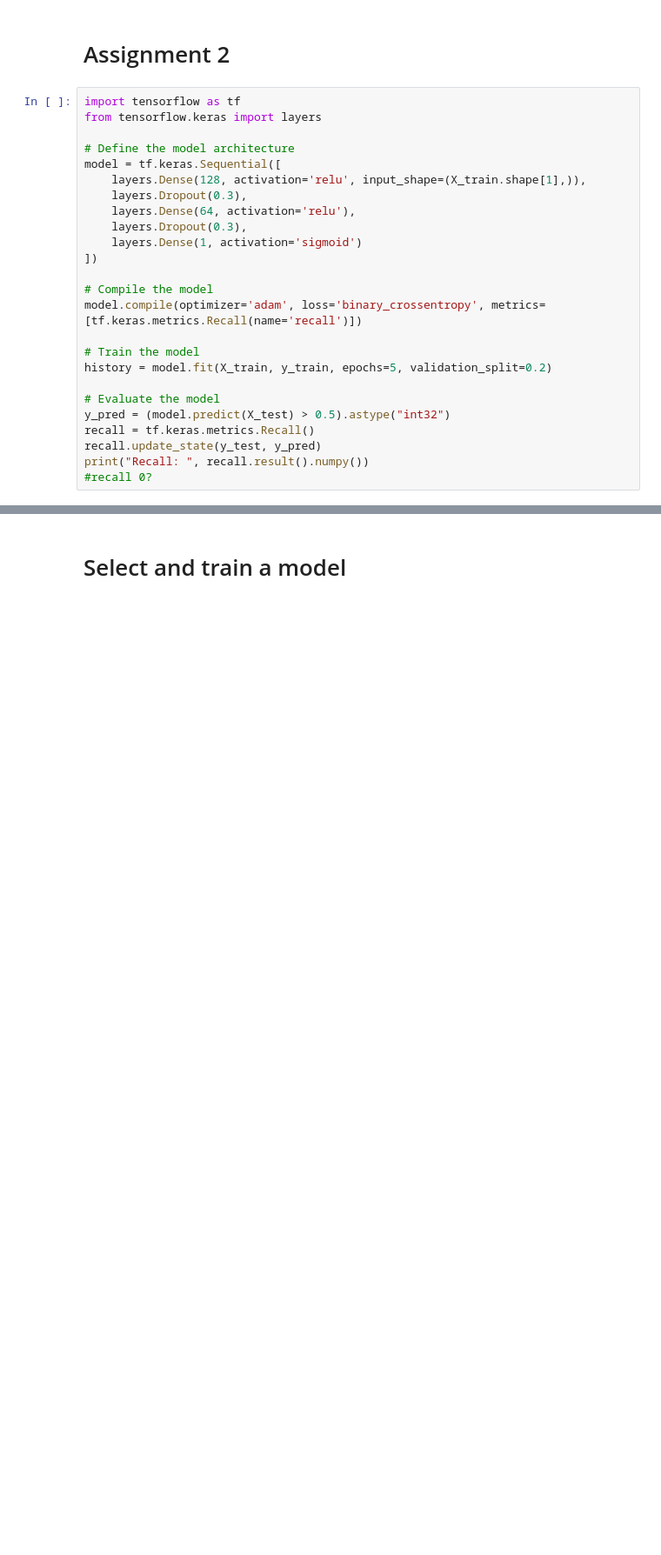
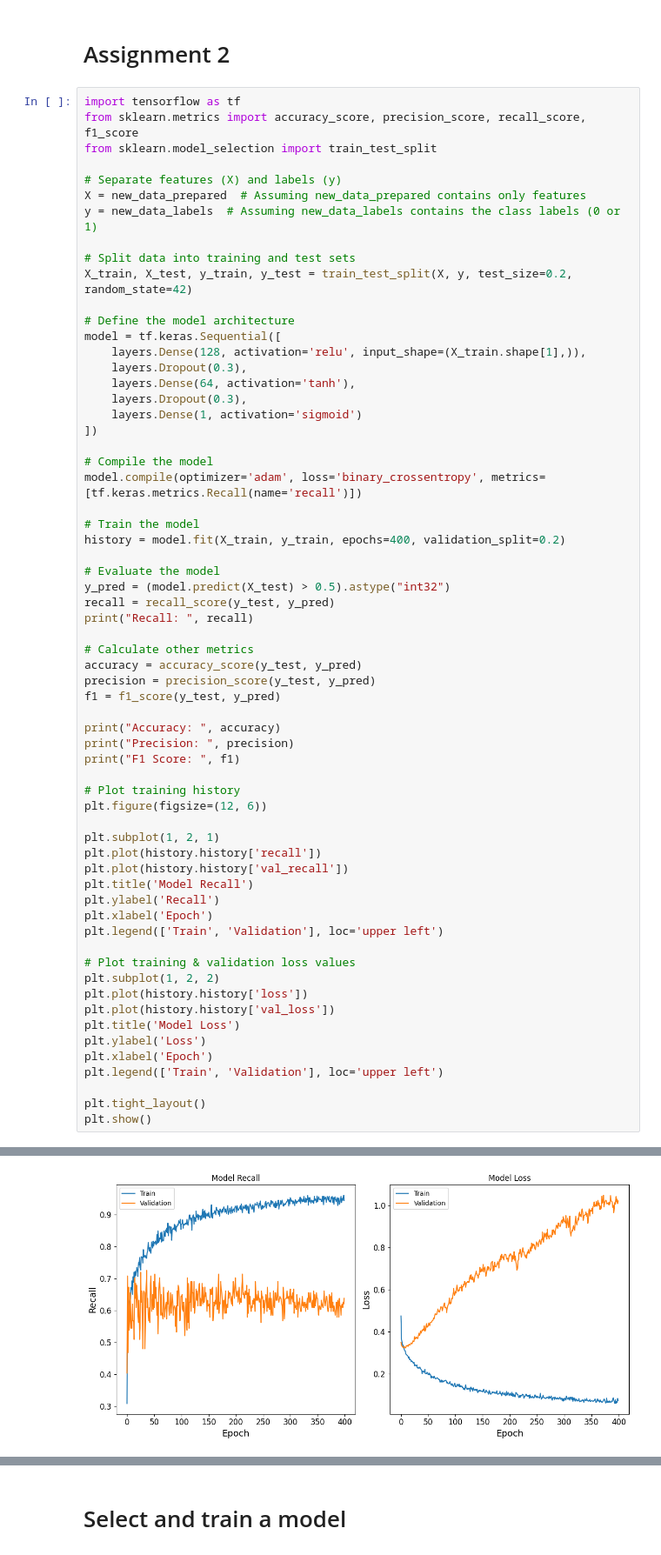
Before and after one commit to IuliaCipleu/Detect-Software-Conflict-with-Tensorflow, a Jupyter notebook: CipleuIuliaOlivia.ipynb, the cells around one changed output, grey strips where cells are left out. Shown at 87% size. Drawn from its saved outputs; the diff is of its cells as text; blank space fills up the shorter version.

```diff
--- a/CipleuIuliaOlivia.ipynb
+++ b/CipleuIuliaOlivia.ipynb
@@ -1376,13 +1376,21 @@ Corresponding values in old_data_prepared: []
 # Assignment 2
 # %%
 import tensorflow as tf
-from tensorflow.keras import layers
+from sklearn.metrics import accuracy_score, precision_score, recall_score, f1_score
+from sklearn.model_selection import train_test_split
+
+# Separate features (X) and labels (y)
+X = new_data_prepared  # Assuming new_data_prepared contains only features
+y = new_data_labels  # Assuming new_data_labels contains the class labels (0 or 1)
+
+# Split data into training and test sets
+X_train, X_test, y_train, y_test = train_test_split(X, y, test_size=0.2, random_state=42)
 
 # Define the model architecture
 model = tf.keras.Sequential([
     layers.Dense(128, activation='relu', input_shape=(X_train.shape[1],)),
     layers.Dropout(0.3),
-    layers.Dense(64, activation='relu'),
+    layers.Dense(64, activation='tanh'),
     layers.Dropout(0.3),
     layers.Dense(1, activation='sigmoid')
 ])
@@ -1391,12 +1399,42 @@ model = tf.keras.Sequential([
 model.compile(optimizer='adam', loss='binary_crossentropy', metrics=[tf.keras.metrics.Recall(name='recall')])
 
 # Train the model
-history = model.fit(X_train, y_train, epochs=5, validation_split=0.2)
+history = model.fit(X_train, y_train, epochs=400, validation_split=0.2)
 
 # Evaluate the model
 y_pred = (model.predict(X_test) > 0.5).astype("int32")
-recall = tf.keras.metrics.Recall()
-recall.update_state(y_test, y_pred)
-print("Recall: ", recall.result().numpy())
-#recall 0?
+recall = recall_score(y_test, y_pred)
+print("Recall: ", recall)
+
+# Calculate other metrics
+accuracy = accuracy_score(y_test, y_pred)
+precision = precision_score(y_test, y_pred)
+f1 = f1_score(y_test, y_pred)
+
+print("Accuracy: ", accuracy)
+print("Precision: ", precision)
+print("F1 Score: ", f1)
+
+# Plot training history
+plt.figure(figsize=(12, 6))
+
+plt.subplot(1, 2, 1)
+plt.plot(history.history['recall'])
+plt.plot(history.history['val_recall'])
+plt.title('Model Recall')
+plt.ylabel('Recall')
+plt.xlabel('Epoch')
+plt.legend(['Train', 'Validation'], loc='upper left')
+
+# Plot training & validation loss values
+plt.subplot(1, 2, 2)
+plt.plot(history.history['loss'])
+plt.plot(history.history['val_loss'])
+plt.title('Model Loss')
+plt.ylabel('Loss')
+plt.xlabel('Epoch')
+plt.legend(['Train', 'Validation'], loc='upper left')
+
+plt.tight_layout()
+plt.show()
 # %% [output]
@@ -1414,0 +1458 @@ Recall:  0.0
+[figure, added]
```
Also changed, not shown: parts of 10 cells of this notebook.
